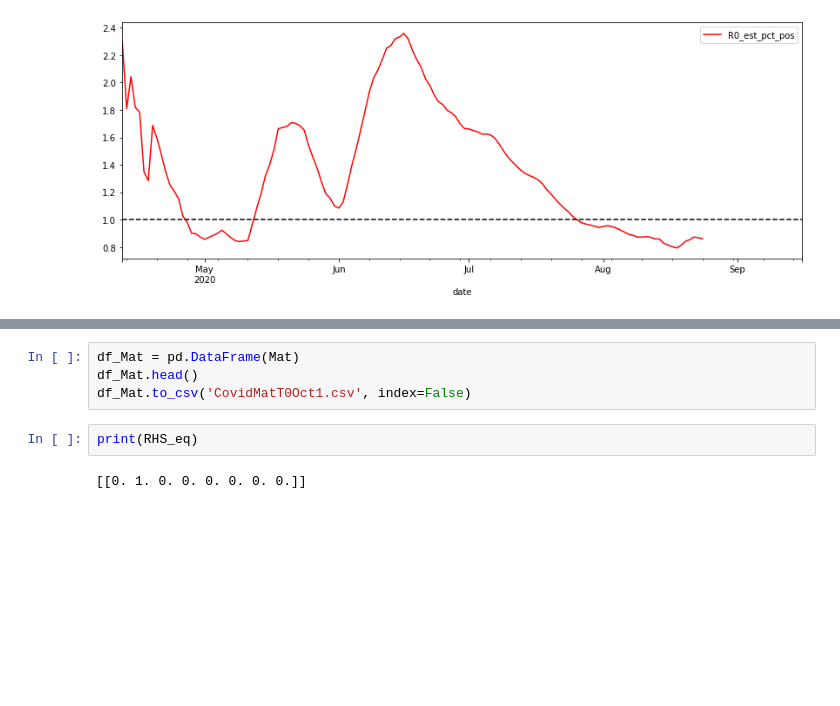
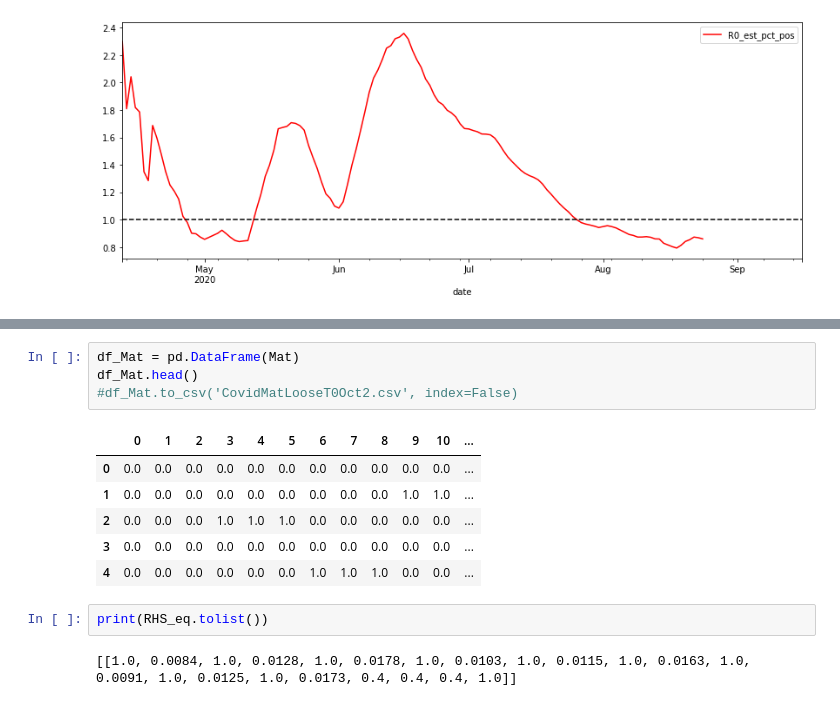
Before and after one commit to 10Exahertz/COVID_challenge, a Jupyter notebook: covid_challenge1.py.ipynb, the cells around one changed output, grey strips where cells are left out. Drawn from its saved outputs; the diff is of its cells as text; blank space fills up the shorter version.

```diff
--- a/covid_challenge1.py.ipynb
+++ b/covid_challenge1.py.ipynb
@@ -576,8 +593,15 @@ print(Mat)
 # %%
 df_Mat = pd.DataFrame(Mat)
 df_Mat.head()
-df_Mat.to_csv('CovidMatT0Oct1.csv', index=False)
+#df_Mat.to_csv('CovidMatLooseT0Oct2.csv', index=False)
+# %% [output]
+|  | 0 | 1 | 2 | 3 | 4 | 5 | 6 | 7 | 8 | 9 | 10 | ... |
+| 0 | 0.0 | 0.0 | 0.0 | 0.0 | 0.0 | 0.0 | 0.0 | 0.0 | 0.0 | 0.0 | 0.0 | ... |
+| 1 | 0.0 | 0.0 | 0.0 | 0.0 | 0.0 | 0.0 | 0.0 | 0.0 | 0.0 | 1.0 | 1.0 | ... |
+| 2 | 0.0 | 0.0 | 0.0 | 1.0 | 1.0 | 1.0 | 0.0 | 0.0 | 0.0 | 0.0 | 0.0 | ... |
+| 3 | 0.0 | 0.0 | 0.0 | 0.0 | 0.0 | 0.0 | 0.0 | 0.0 | 0.0 | 0.0 | 0.0 | ... |
+| 4 | 0.0 | 0.0 | 0.0 | 0.0 | 0.0 | 0.0 | 1.0 | 1.0 | 1.0 | 0.0 | 0.0 | ... |
 # %%
-print(RHS_eq)
+print(RHS_eq.tolist())
 # %% [output]
-[[0. 1. 0. 0. 0. 0. 0. 0.]]
+[[1.0, 0.0084, 1.0, 0.0128, 1.0, 0.0178, 1.0, 0.0103, 1.0, 0.0115, 1.0, 0.0163, 1.0, 0.0091, 1.0, 0.0125, 1.0, 0.0173, 0.4, 0.4, 0.4, 1.0]]
```
Also changed, not shown: parts of 8 cells of this notebook.
